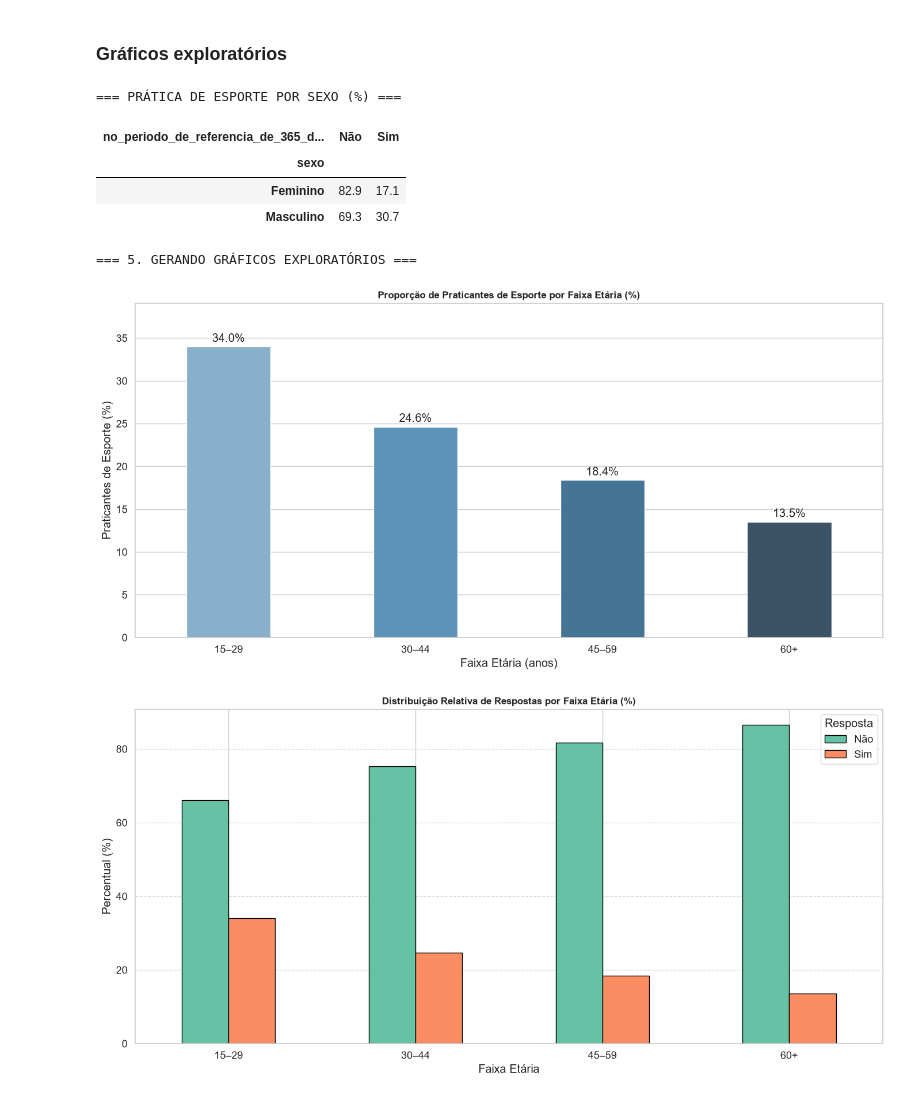
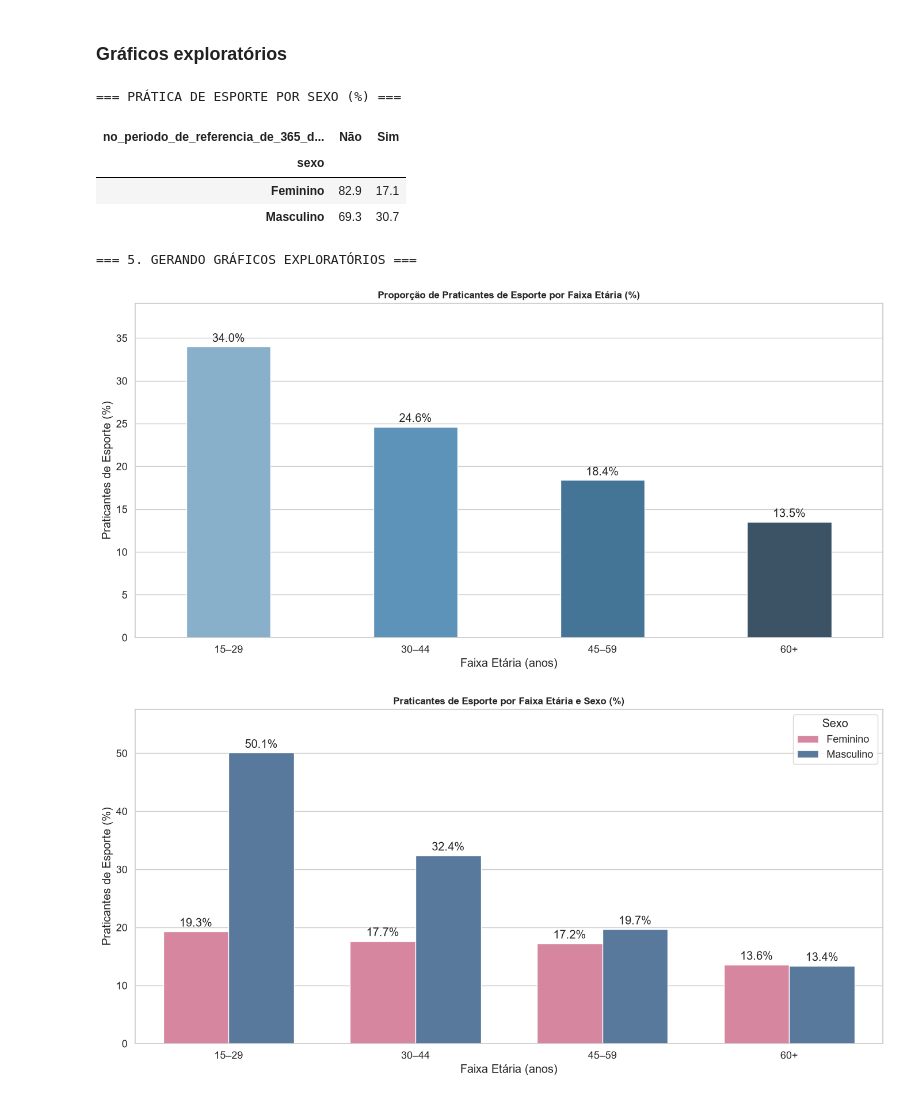
Before and after one commit to victoriaflb/bootcamp-amazing-data-intelligence, a Jupyter notebook: notebooks/analise_exploratoria.ipynb, the cells around one changed output. Cells and saved outputs as stored; diff of their text form; code cells hidden in the pictures.

Commit message:
feat: grafico

```diff
--- a/notebooks/analise_exploratoria.ipynb
+++ b/notebooks/analise_exploratoria.ipynb
@@ -707,24 +707,33 @@ def grafico_taxa_por_faixa(base):
     )
 
 
-def grafico_distribuicao_respostas(base, col_esporte):
-    cross = pd.crosstab(base["faixa_etaria"], base[col_esporte], normalize="index") * 100
-
-    cross.plot(
-        kind="bar",
-        figsize=FIGSIZE,
-        color=sns.color_palette("Set2", n_colors=cross.shape[1]),  # ajusta ao nº de respostas
-        edgecolor="black",
-        rot=0,
-    )
-    plt.grid(axis="y", linestyle="--", alpha=0.7)
-    finalizar(
-        "Distribuição Relativa de Respostas por Faixa Etária (%)",
-        "Faixa Etária",
-        "Percentual (%)",
-        legenda="Resposta",
+def grafico_taxa_por_faixa_e_sexo(base):
+    resultado = (
+        base.groupby(["faixa_etaria", "sexo"], observed=False)["praticou_esporte"]
+        .mean()
+        .mul(100)
+        .reset_index(name="proporcao")
     )
 
+    plt.figure(figsize=FIGSIZE)
+    ax = sns.barplot(
+        data=resultado,
+        x="faixa_etaria",
+        y="proporcao",
+        hue="sexo",
+        palette={"Masculino": "#4C78A8", "Feminino": "#E4799B"},
+        width=0.7,
+    )
+    for container in ax.containers:
+        ax.bar_label(container, fmt="%.1f%%", padding=3)
+
+    plt.ylim(0, max(resultado["proporcao"].max() * 1.15, 10))
+    finalizar(
+        "Praticantes de Esporte por Faixa Etária e Sexo (%)",
+        "Faixa Etária (anos)",
+        "Praticantes de Esporte (%)",
+        legenda="Sexo",
+    )
 
 def grafico_volume_por_regiao(base, col_esporte):
     df_reg = base.dropna(subset=["regiao", col_esporte])
@@ -742,32 +751,34 @@ def grafico_volume_por_regiao(base, col_esporte):
 # ---------------------------------------------------------------
 # EXECUÇÃO
 # ---------------------------------------------------------------
 col_esporte = achar_coluna(df, CANDIDATOS_ESPORTE)
 col_idade = achar_coluna(df, CANDIDATOS_IDADE)
 
 if not col_esporte:
     print("⚠️ Coluna de prática de esporte não encontrada.")
 else:
     mostrar_crosstab(df, "sexo", col_esporte, "PRÁTICA DE ESPORTE POR SEXO")
     mostrar_crosstab(df, "regiao", col_esporte, "PRÁTICA DE ESPORTE POR REGIÃO")
 
 if col_idade and col_esporte:
     print("\n=== 5. GERANDO GRÁFICOS EXPLORATÓRIOS ===")
     df_plot = preparar_base(df, col_idade, col_esporte)
 
     grafico_taxa_por_faixa(df_plot)
-    grafico_distribuicao_respostas(df_plot, col_esporte)
+
+    if "sexo" in df_plot.columns:
+        grafico_taxa_por_faixa_e_sexo(df_plot)
 
     if "regiao" in df_plot.columns:
         grafico_volume_por_regiao(df_plot, col_esporte)
 else:
     print("⚠️ Coluna de idade ou de esporte não encontrada.")
 # %% [output]
 === PRÁTICA DE ESPORTE POR SEXO (%) ===
 | no_periodo_de_referencia_de_365_d... | Não | Sim |
 | sexo |  |  |
 | Feminino | 82.9 | 17.1 |
 | Masculino | 69.3 | 30.7 |
 === 5. GERANDO GRÁFICOS EXPLORATÓRIOS ===
 [figure]
-[figure, old version]
+[figure, new version]
```
